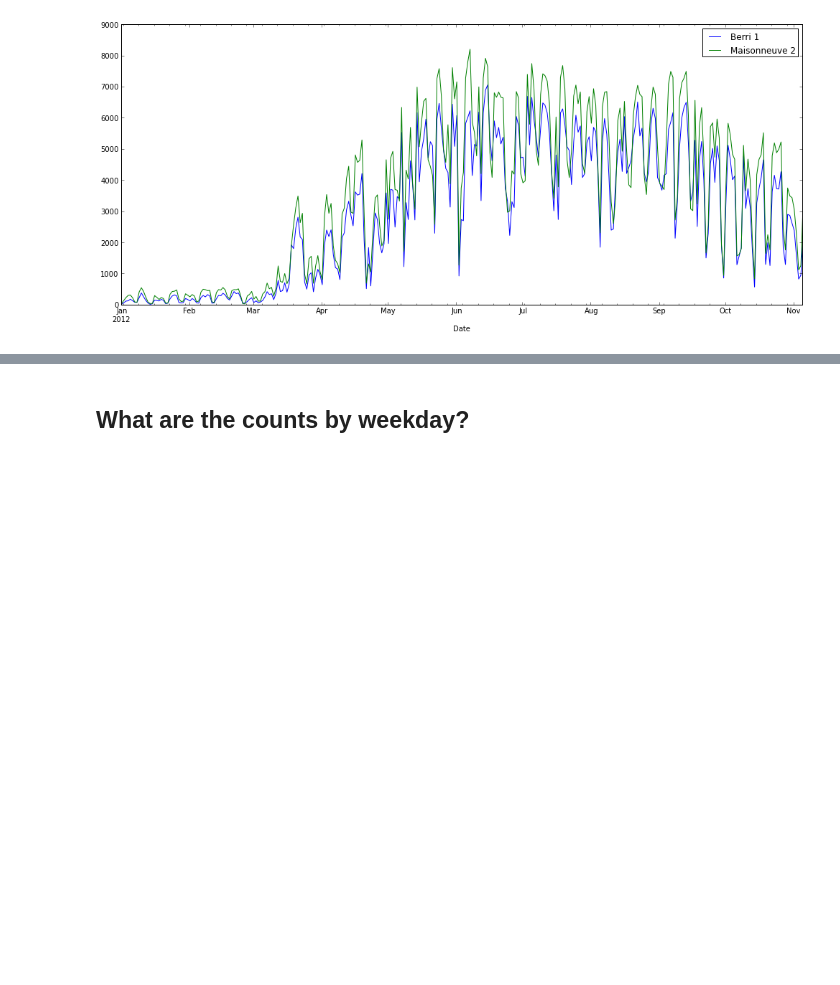
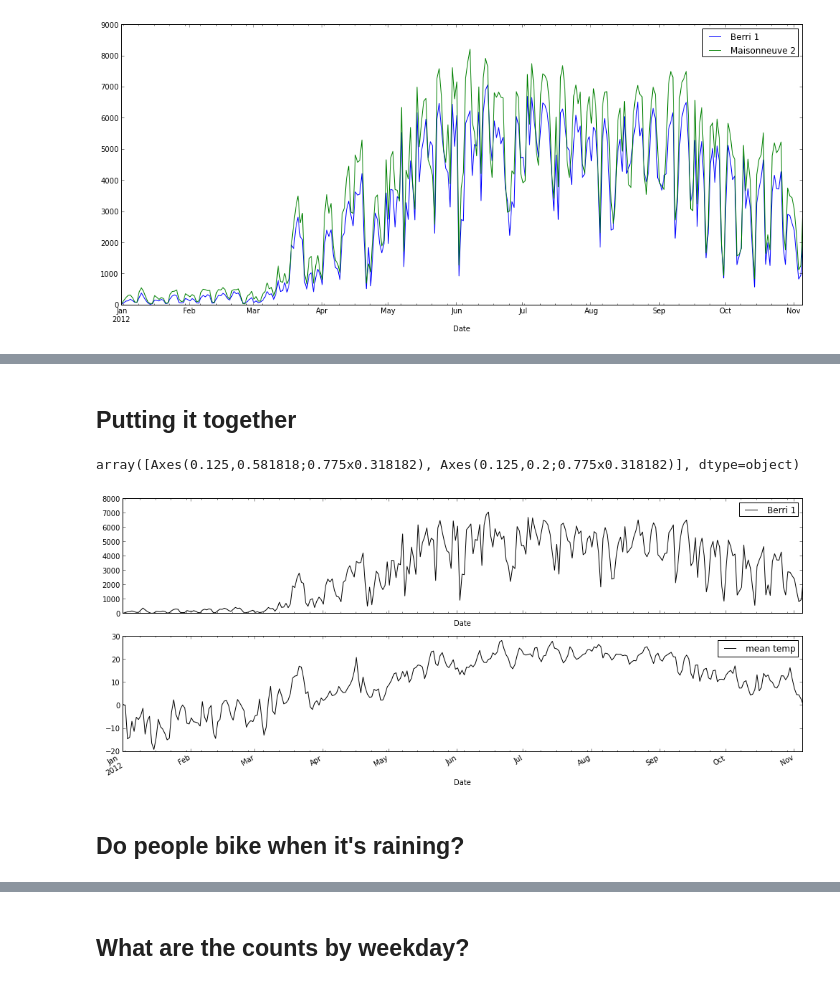
Before and after one commit to jvns/talks, a Jupyter notebook: mtlpy35/pistes-cyclables.ipynb, the cells around one changed output, grey strips where cells are left out. Cells and saved outputs as stored; diff of their text form; code cells hidden in the pictures; blank space fills up the shorter version.

```diff
--- a/mtlpy35/pistes-cyclables.ipynb
+++ b/mtlpy35/pistes-cyclables.ipynb
@@ -56,0 +93,2 @@ bike_data[['Berri 1', 'Maisonneuve 2']].plot()
+# %%
+bike_data['mean temp'] = weather_data['Temp (C)'].resample('D', how='mean')
@@ -56,0 +105,9 @@ bike_data[['Berri 1', 'Maisonneuve 2']].plot()
+# %% [markdown]
+##     Putting it together
+# %%
+bike_data[['Berri 1', 'mean temp']].plot(subplots=True)
+# %% [output]
+array([Axes(0.125,0.581818;0.775x0.318182), Axes(0.125,0.2;0.775x0.318182)], dtype=object)
+[figure, added]
+# %% [markdown]
+## Do people bike when it's raining?
```
Also changed, not shown: parts of 28 cells of this notebook.
